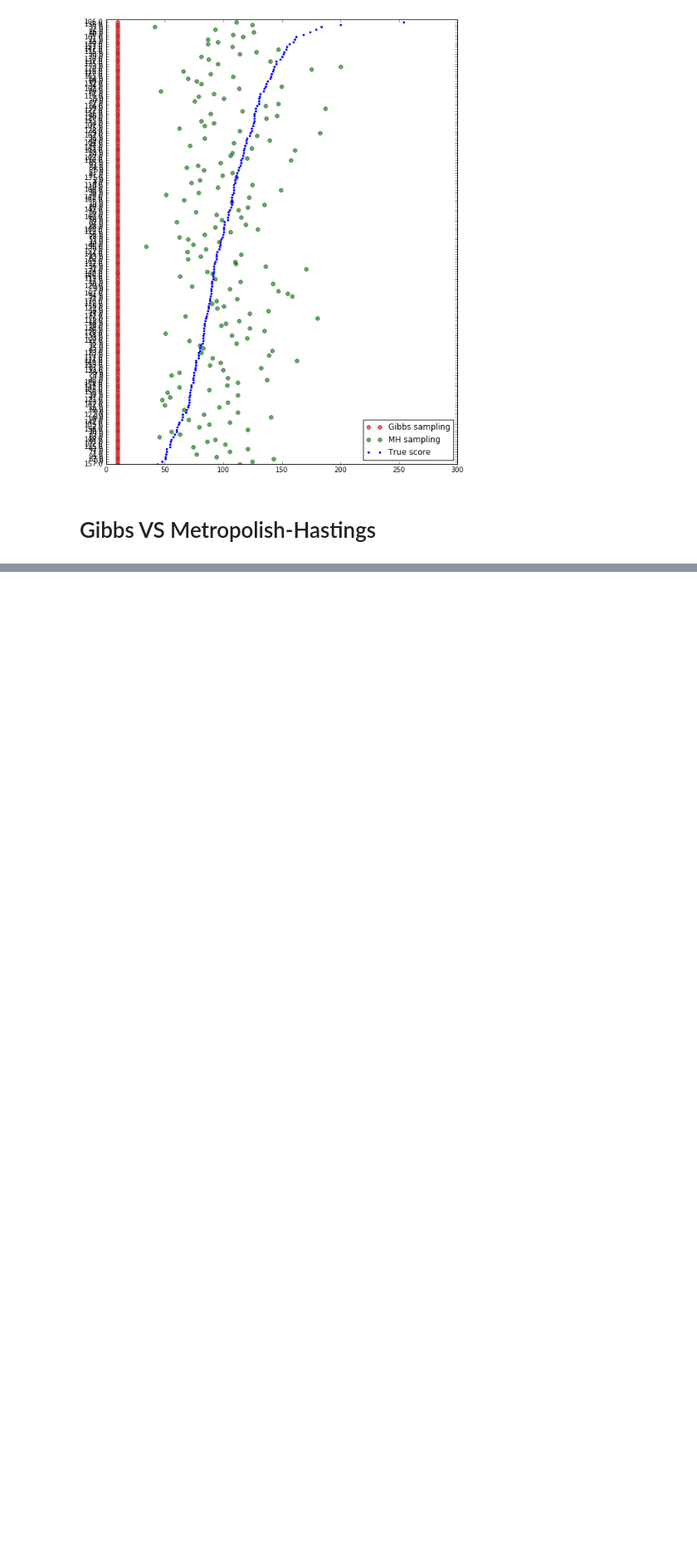
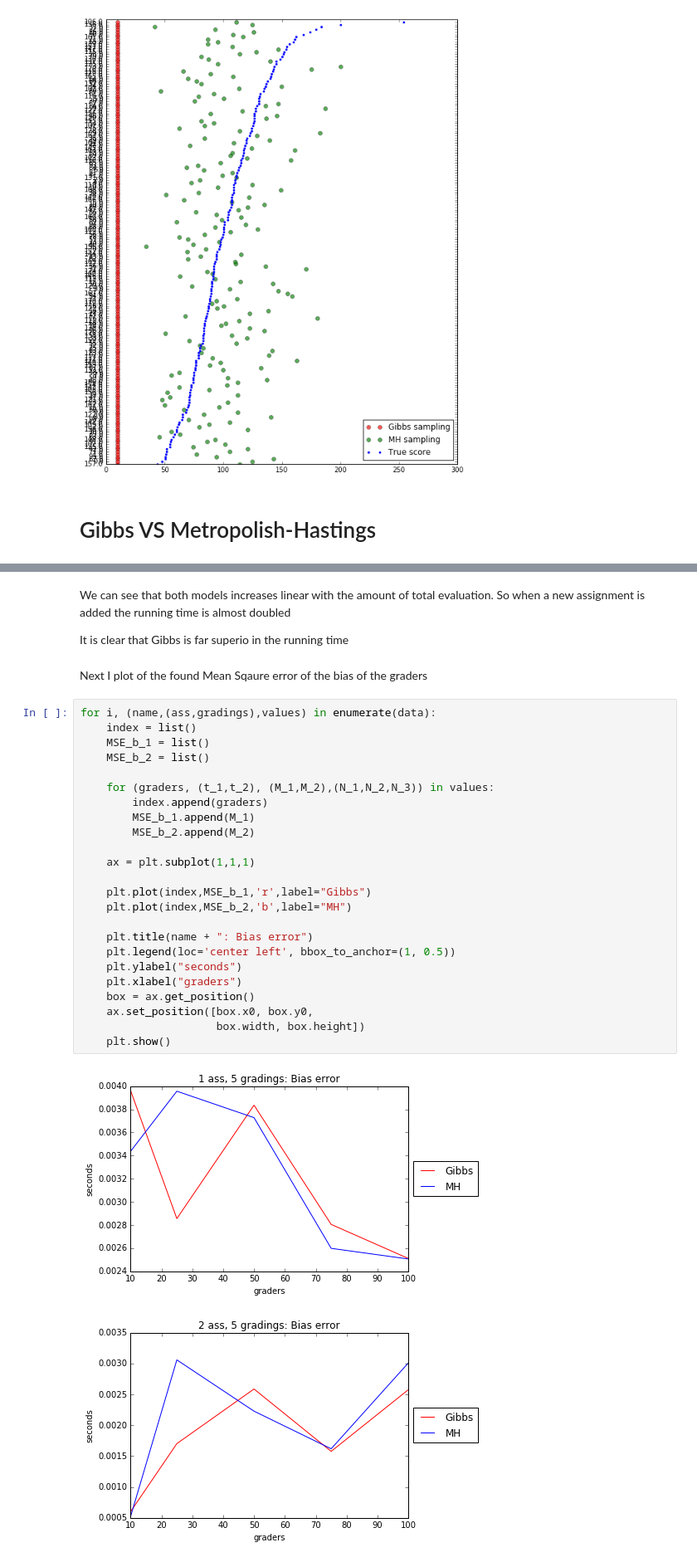
Before and after one commit to TomMalow/pymcmodels, a Jupyter notebook: Model iterations/Gibbs Sampling.ipynb, the cells around one changed output, grey strips where cells are left out. Shown at 83% size. Saved outputs shown, nothing was run; the diff lists cells and outputs as text; blank space fills up the shorter version.

```diff
--- a/Model iterations/Gibbs Sampling.ipynb
+++ b/Model iterations/Gibbs Sampling.ipynb
@@ -532,0 +568,34 @@ data = [('1 ass, 5 gradings',(1,5),[(10,(52.926037,17.394718),(0.00741566416253,
+# %% [markdown]
+We can see that both models increases linear with the amount of total evaluation.
+So when a new assignment is added the running time is almost doubled
+
+It is clear that Gibbs is far superio in the running time
+# %% [markdown]
+Next I plot of the found Mean Sqaure error of the bias of the graders
+# %%
+for i, (name,(ass,gradings),values) in enumerate(data):
+    index = list()
+    MSE_b_1 = list()
+    MSE_b_2 = list()
+
+    for (graders, (t_1,t_2), (M_1,M_2),(N_1,N_2,N_3)) in values:
+        index.append(graders)
+        MSE_b_1.append(M_1)
+        MSE_b_2.append(M_2)
+
+    ax = plt.subplot(1,1,1)
+
+    plt.plot(index,MSE_b_1,'r',label="Gibbs")
+    plt.plot(index,MSE_b_2,'b',label="MH")
+
+    plt.title(name + ": Bias error")
+    plt.legend(loc='center left', bbox_to_anchor=(1, 0.5))
+    plt.ylabel("seconds")
+    plt.xlabel("graders")
+    box = ax.get_position()
+    ax.set_position([box.x0, box.y0,
+                     box.width, box.height])
+    plt.show()
+# %% [output]
+[figure, added]
+[figure, added]
```
Also changed, not shown: parts of 11 cells of this notebook, 3 other files.
